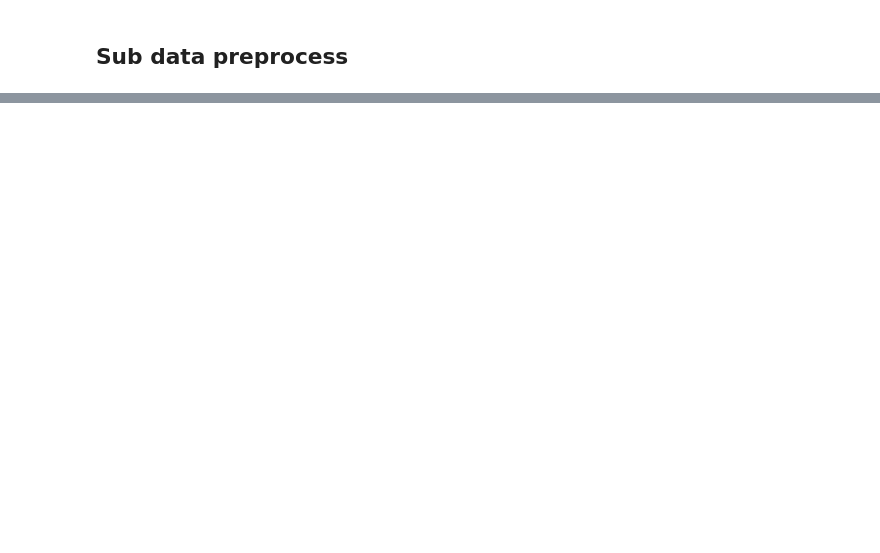
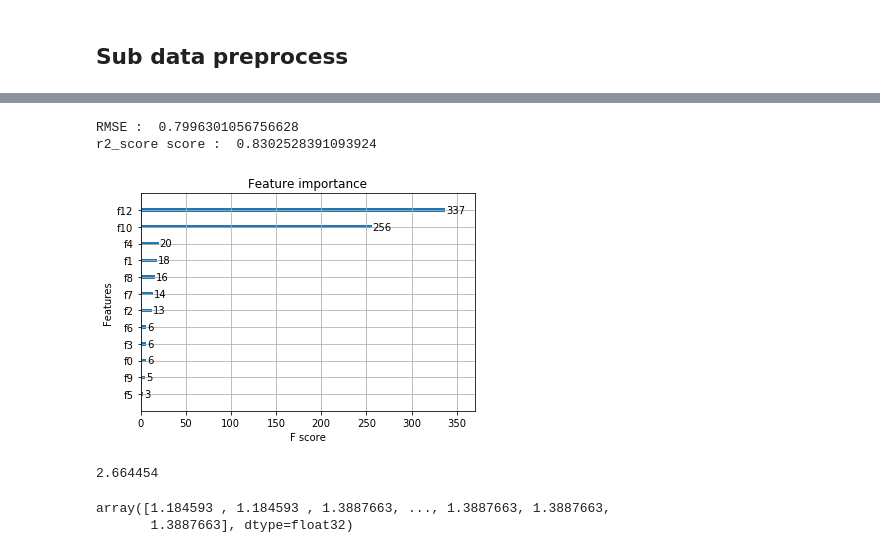
Before and after one commit to vivek1739/Enigma-2018, a Jupyter notebook: EDA.ipynb, the cells around one changed output, grey strips where cells are left out. Drawn from its saved outputs; the diff is of its cells as text; code cells hidden in the pictures; blank space fills up the shorter version.

Commit message:
username_bin

```diff
--- a/EDA.ipynb
+++ b/EDA.ipynb
@@ -292,12 +293,10 @@ train_df.head()
 | 3 | 96996 | a | 264.0 | 3.0 | 168793 | 27064.0 | 9.0 | 5.575949 | 1.098612 | ... |
 | 4 | 131465 | c | 4271.0 | 4.0 | 112223 | 13986.0 | 83.0 | 8.359603 | 1.386294 | ... |
 # %%
-final_df = train_df[['Tag','Reputation','Answers','Views','Upvotes']]
+final_df = train_df[['Tag','Username','log_Reputaion','log_Reputaion','log_Views','log_Upvotes']]
 from sklearn.preprocessing import LabelEncoder, OneHotEncoder
 final_df.Tag = LabelEncoder().fit_transform(final_df.Tag.values)
 # %%
 onehot = OneHotEncoder(categorical_features=[0])
 final_df = onehot.fit_transform(final_df).toarray()
-# %%
-final_df = final_df.values
 # %%
@@ -313,8 +306,8 @@ array([[0.0000e+00, 3.9420e+03, 2.0000e+00, 7.8550e+03, 4.2000e+01],
 # %%
 from sklearn.model_selection import train_test_split
 from sklearn.preprocessing import StandardScaler
-X = final_df[:,:4]
-y = final_df[:,4]
+X = final_df[:,1:14]
+y = final_df[:,14]
 #X = StandardScaler().fit_transform(X)
 X_train, X_test , y_train, y_test = train_test_split(X , y , test_size = 0.2)
 # %%
@@ -386,0 +394,8 @@ print("r2_score score : ", r2_score(y_test,y_pred))
+# %%
+# XGBOOST
+import xgboost as xgb
+first_xgb = xgb.XGBRegressor(silent=False, n_jobs= -1,random_state=15, n_estimators=100)
+first_xgb.fit(X_train,y_train)
+y_pred = first_xgb.predict(X_test)
+print("RMSE : ",get_rmse(y_test,y_pred))
+print("r2_score score : ", r2_score(y_test,y_pred))
@@ -386,0 +420,9 @@ print("r2_score score : ", r2_score(y_test,y_pred))
+# %%
+print("RMSE : ",get_rmse(y_test,y_pred))
+print("r2_score score : ", r2_score(y_test,y_pred))
+xgb.plot_importance(first_xgb)
+plt.show()
+# %% [output]
+RMSE :  0.7996301056756628
+r2_score score :  0.8302528391093924
+[figure, added]
@@ -386,0 +436,9 @@ print("r2_score score : ", r2_score(y_test,y_pred))
+# %%
+max(y_pred_sub)
+# %% [output]
+2.664454
+# %%
+y_pred_sub
+# %% [output]
+array([1.184593 , 1.184593 , 1.3887663, ..., 1.3887663, 1.3887663,
+       1.3887663], dtype=float32)
```
Also changed, not shown: parts of 24 cells of this notebook, 1 other file.
